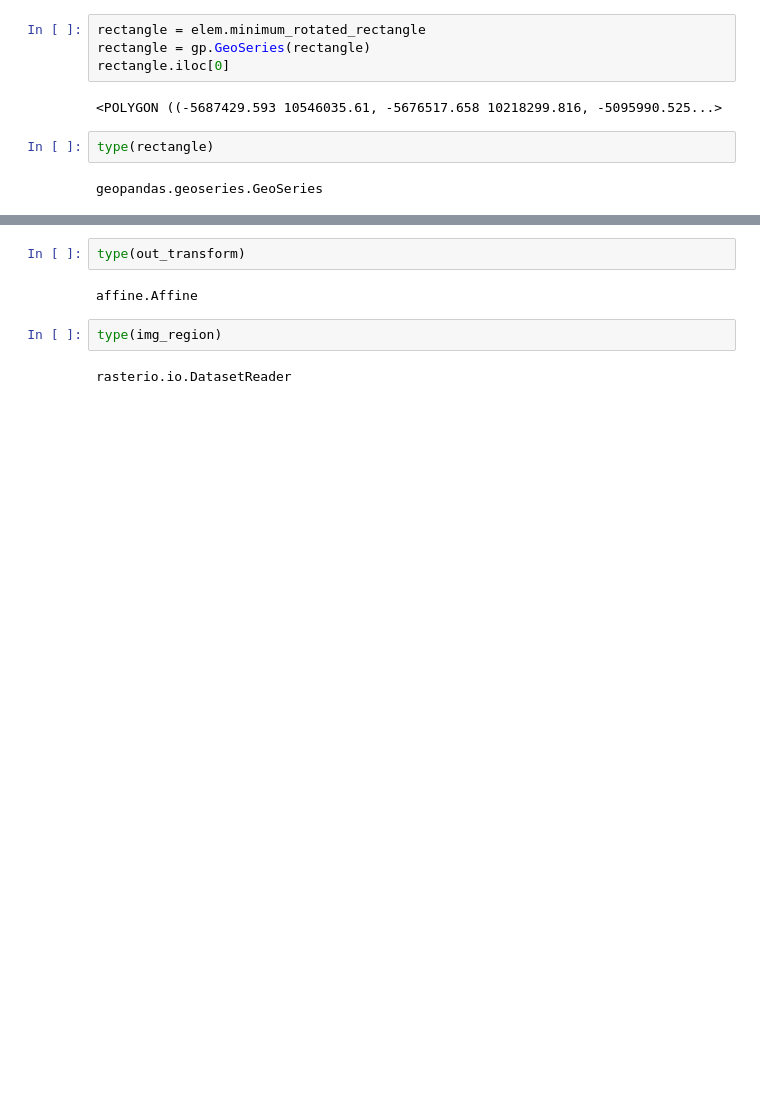
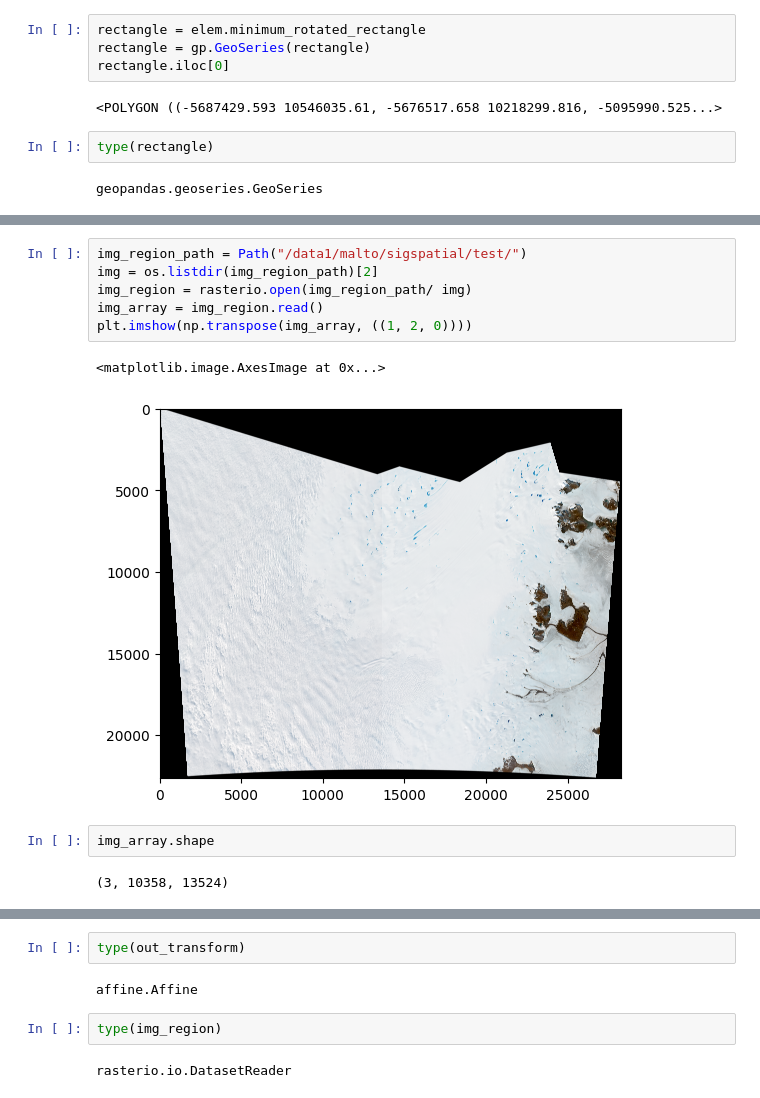
Before and after one commit to MAL-TO/sigspatialcup2023, a Jupyter notebook: notebook.ipynb, the cells around one changed output, grey strips where cells are left out. Drawn from its saved outputs; the diff is of its cells as text; blank space fills up the shorter version.

```diff
--- a/notebook.ipynb
+++ b/notebook.ipynb
@@ -59,4 +61,17 @@ type(poly)
 Name: sampled_points, dtype: geometry
 shapely.geometry.polygon.Polygon
+# %%
+img_region_path = Path("/data1/malto/sigspatial/test/")
+img = os.listdir(img_region_path)[2]
+img_region = rasterio.open(img_region_path/ img)
+img_array = img_region.read()
+plt.imshow(np.transpose(img_array, ((1, 2, 0))))
+# %% [output]
+<matplotlib.image.AxesImage at 0x...>
+[figure, added]
+# %%
+img_array.shape
+# %% [output]
+(3, 10358, 13524)
 # %%
 from utils import get_square
```
Also changed, not shown: parts of 4 cells of this notebook, 2 other files.
